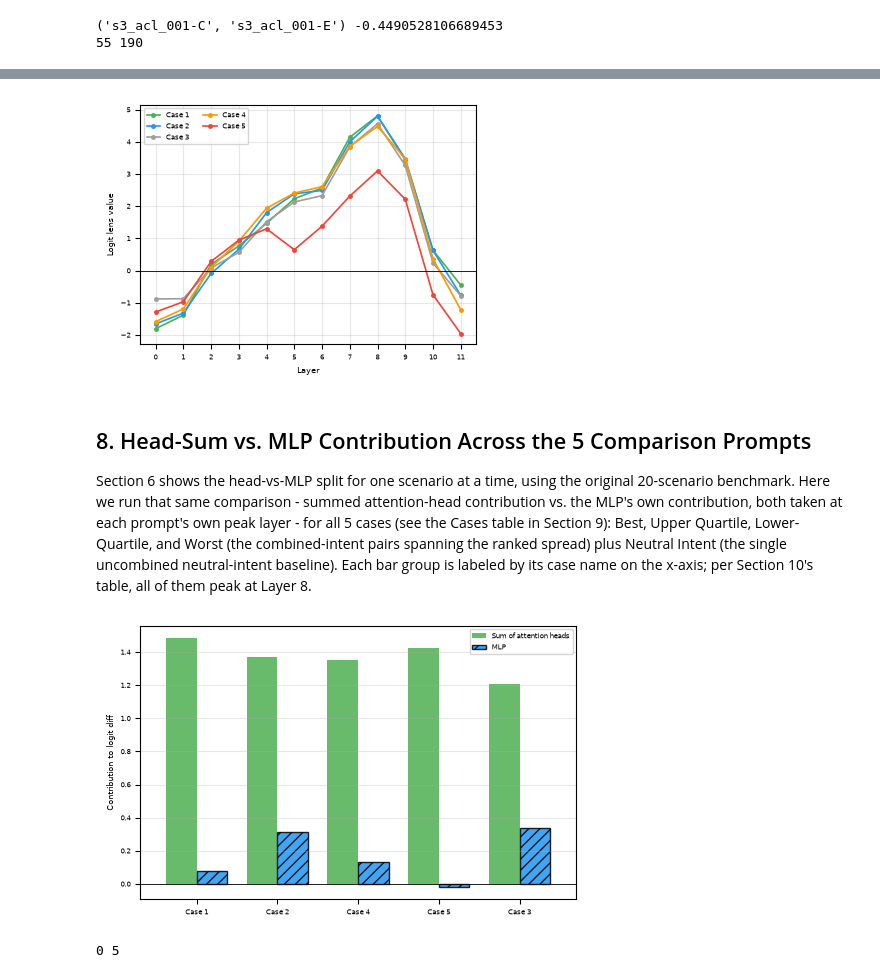
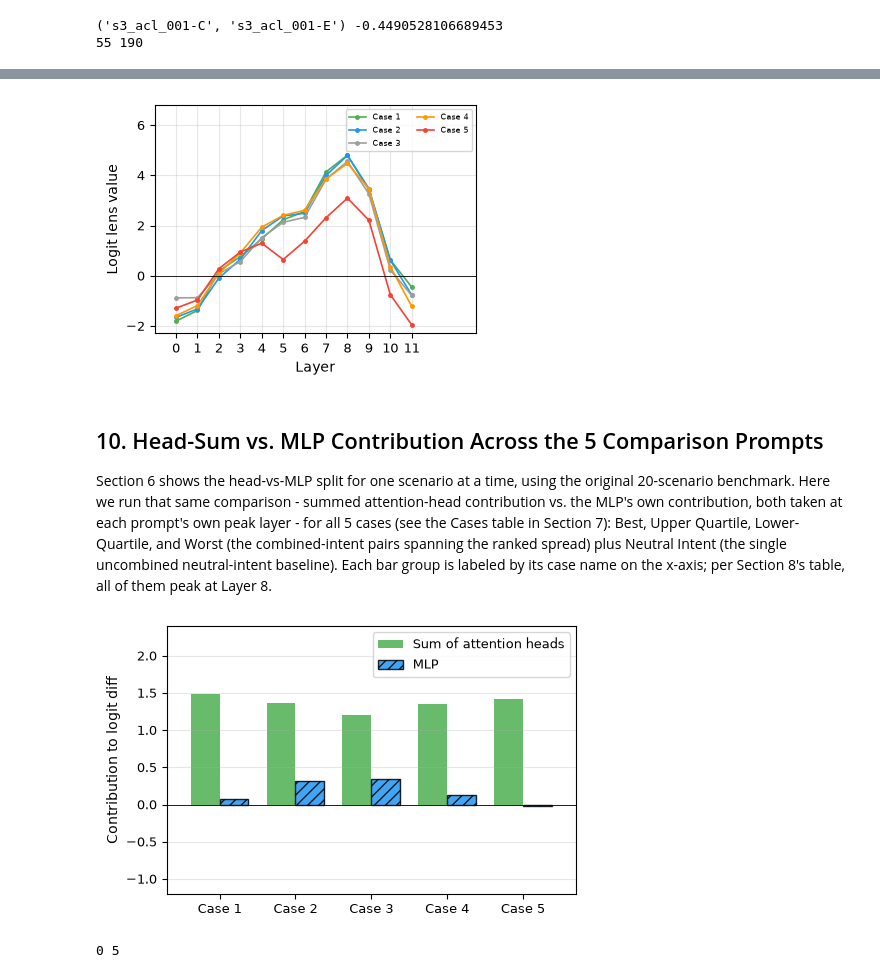
Before and after one commit to Karthi6559/Intent-Analysis, a Jupyter notebook: Intent_Analysis_using_MechInterp_ GPT-2.ipynb, the cells around one changed output, grey strips where cells are left out. Saved outputs shown, nothing was run; the diff lists cells and outputs as text; code cells hidden in the pictures.

Commit message:
Final code edits to alter the images

```diff
--- a/Intent_Analysis_using_MechInterp_ GPT-2.ipynb
+++ b/Intent_Analysis_using_MechInterp_ GPT-2.ipynb
@@ -569,14 +569,14 @@ ranks = [1, 47, 142, 190]
 selected = [pair_combo_results[r - 1] for r in ranks]
 case_labels = ["Best", "Upper Quartile", "Lower-Quartile", "Worst"]
 
-# One color per case, reused everywhere a case is plotted (Sections 9, 10, and 8).
+# One color per case, reused everywhere a case is plotted (Sections 7, 8, and 10).
 case_colors = {
     "Best": "#4CAF50", "Upper Quartile": "#2196F3", "Neutral Intent": "#9E9E9E",
     "Lower-Quartile": "#FF9800", "Worst": "#F44336",
 }
 
 # Case 1-5, ordered best to worst - mirrors the Cases table above and is reused
-# everywhere a case is plotted or tabulated (Sections 9, 10, and 8).
+# everywhere a case is plotted or tabulated (Sections 7, 8, and 10).
 case_order = ["Best", "Upper Quartile", "Neutral Intent", "Lower-Quartile", "Worst"]
 case_numbers = {name: f"Case {i + 1}" for i, name in enumerate(case_order)}
 
@@ -600,27 +600,27 @@ fig, ax = plt.subplots(figsize=(5, 3.2))
 for i, (case, p) in enumerate(zip(case_labels[:2], selected[:2])):
     x = i + 1
     ax.hlines(p["combo_ld"], xmin=x - 0.35, xmax=x + 0.35, color=case_colors[case], linewidth=4)
-    ax.text(x, p["combo_ld"] + 0.05, f"{p['combo_ld']:+.2f}", ha="center", fontsize=5, fontweight="bold")
+    ax.text(x, p["combo_ld"] + 0.05, f"{p['combo_ld']:+.2f}", ha="center", fontsize=9, fontweight="bold")
 
 # middle: Neutral Intent, the single uncombined baseline
 x_mid = 3
 ax.hlines(neutral_ld, xmin=x_mid - 0.35, xmax=x_mid + 0.35, color=case_colors["Neutral Intent"], linewidth=4)
-ax.text(x_mid, neutral_ld + 0.05, f"{neutral_ld:+.2f}", ha="center", fontsize=5, fontweight="bold")
+ax.text(x_mid, neutral_ld + 0.05, f"{neutral_ld:+.2f}", ha="center", fontsize=9, fontweight="bold")
 
 # right half: Lower-Quartile and Worst, shifted over to make room for Neutral Intent in the middle
 for i, (case, p) in enumerate(zip(case_labels[2:], selected[2:])):
     x = i + 4
     ax.hlines(p["combo_ld"], xmin=x - 0.35, xmax=x + 0.35, color=case_colors[case], linewidth=4)
-    ax.text(x, p["combo_ld"] + 0.05, f"{p['combo_ld']:+.2f}", ha="center", fontsize=5, fontweight="bold")
+    ax.text(x, p["combo_ld"] + 0.05, f"{p['combo_ld']:+.2f}", ha="center", fontsize=9, fontweight="bold")
 
 ax.set_xlim(0.3, 5.7)
 ax.set_xticks(range(1, 6))
 xtick_names = case_labels[:2] + ["Neutral Intent"] + case_labels[2:]
 xtick_labels = [case_numbers[name] for name in xtick_names]
-ax.set_xticklabels(xtick_labels, fontsize=6)
+ax.set_xticklabels(xtick_labels, fontsize=10)
 ax.axhline(0, color="black", linewidth=0.6)
-ax.set_ylabel("Logit diff", fontsize=6)
-ax.tick_params(labelsize=5)
+ax.set_ylabel("Logit diff", fontsize=10)
+ax.tick_params(labelsize=9)
 ax.grid(alpha=0.3, axis="y")
 
 plt.tight_layout()
@@ -651,7 +651,7 @@ argmax, not the largest absolute swing).
 # %%
 def combined_lens(model, id1, id2):
     """
-    Rebuilds one of Section 9's combined prompts (id1's intent_prefix stacked
+    Rebuilds one of Section 7's combined prompts (id1's intent_prefix stacked
     in front of id2's own intent_prefix + code body) and runs it WITH cache
     this time, so we can pull the per-layer logit lens the same way
     compute_logit_lens does in Section 3.
@@ -671,7 +671,7 @@ for case, p in zip(case_labels, selected):
     id1, id2 = p["pair"]
     perlayer_rows[f"{case_numbers[case]} - {case}"] = combined_lens(model, id1, id2)
 
-# neutral_naming (and its already-computed lens_lds) comes straight from Section 9's chart cell -
+# neutral_naming (and its already-computed lens_lds) comes straight from Section 7's chart cell -
 # no re-run needed, it went through the full Section 4 pipeline already.
 perlayer_rows[f"{case_numbers['Neutral Intent']} - Neutral Intent"] = neutral_naming["lens_lds"]
 
@@ -721,31 +721,33 @@ for name in case_order:
 
 ax.axhline(0, color="black", linewidth=0.6)
 ax.set_xticks(layers_x)
-ax.set_xlabel("Layer", fontsize=6)
-ax.set_ylabel("Logit lens value", fontsize=6)
-ax.tick_params(labelsize=5)
-ax.legend(fontsize=5, ncol=2)
+ax.set_xlim(-1, 14)
+ax.set_xlabel("Layer", fontsize=10)
+ax.set_ylabel("Logit lens value", fontsize=10)
+ax.tick_params(labelsize=9)
+ax.legend(fontsize=6, ncol=2)
 ax.grid(alpha=0.3)
+ax.set_ylim(top=push_df[layer_cols].values.max() + 2)
 
 plt.tight_layout()
 plt.savefig("intent_consolidated_logit_lens.png", dpi=300, bbox_inches="tight")
 plt.show()
 # %% [output]
-[figure, old version]
+[figure, new version]
 # %% [markdown]
-## 8. Head-Sum vs. MLP Contribution Across the 5 Comparison Prompts
+## 10. Head-Sum vs. MLP Contribution Across the 5 Comparison Prompts
 
 Section 6 shows the head-vs-MLP split for one scenario at a time, using the original 20-scenario
 benchmark. Here we run that same comparison - summed attention-head contribution vs. the MLP's
 own contribution, both taken at each prompt's own peak layer - for all 5 cases (see the Cases
-table in Section 9): Best, Upper Quartile, Lower-Quartile, and Worst (the combined-intent pairs
+table in Section 7): Best, Upper Quartile, Lower-Quartile, and Worst (the combined-intent pairs
 spanning the ranked spread) plus Neutral Intent (the single uncombined neutral-intent baseline).
-Each bar group is labeled by its case name on the x-axis; per Section 10's table, all of them peak
+Each bar group is labeled by its case name on the x-axis; per Section 8's table, all of them peak
 at Layer 8.
 # %%
 def combined_dla_and_mlp(model, id1, id2):
     """
-    Rebuilds one of Section 9's combined prompts, runs it WITH cache, finds
+    Rebuilds one of Section 7's combined prompts, runs it WITH cache, finds
     its own peak layer via the logit lens (same convention as Section 3-4),
     then reads off the summed attention-head contribution and the MLP
     contribution at that peak layer.
@@ -769,49 +771,53 @@ def combined_dla_and_mlp(model, id1, id2):
 xtick_parts = []
 peak_layers, head_sum_vals, mlp_vals = [], [], []
 
-for case, p in zip(case_labels, selected):
-    id1, id2 = p["pair"]
-    peak_layer, head_sum, mlp_contrib = combined_dla_and_mlp(model, id1, id2)
+# Iterate case_order (Case 1-5, Best..Worst) directly so Neutral Intent's own bars
+# land in their actual Case 3 slot instead of being appended after Case 5.
+case_to_pair = dict(zip(case_labels, selected))
+
+for case in case_order:
     xtick_parts.append(case_numbers[case])
+    if case == "Neutral Intent":
+        # neutral_naming already carries this from Section 4's full pipeline - no re-run needed.
+        peak_layer = neutral_naming["peak_layer"]
+        head_sum = sum(neutral_naming["dla_by_layer"][peak_layer])
+        mlp_contrib = neutral_naming["mlp_contrib_at_peak"]
+    else:
+        id1, id2 = case_to_pair[case]["pair"]
+        peak_layer, head_sum, mlp_contrib = combined_dla_and_mlp(model, id1, id2)
     peak_layers.append(peak_layer)
     head_sum_vals.append(head_sum)
     mlp_vals.append(mlp_contrib)
-
-# neutral_naming already carries this from Section 4's full pipeline - no re-run needed.
-neutral_peak_layer = neutral_naming["peak_layer"]
-xtick_parts.append(case_numbers["Neutral Intent"])
-peak_layers.append(neutral_peak_layer)
-head_sum_vals.append(sum(neutral_naming["dla_by_layer"][neutral_peak_layer]))
-mlp_vals.append(neutral_naming["mlp_contrib_at_peak"])
 
 x = range(len(xtick_parts))
 width = 0.38
 
 fig, ax = plt.subplots(figsize=(5, 3.2))
 ax.bar([i - width / 2 for i in x], head_sum_vals, width,
        color="#4CAF50", alpha=0.85, label="Sum of attention heads")
 bars_mlp = ax.bar([i + width / 2 for i in x], mlp_vals, width,
                    color="#2196F3", alpha=0.85, label="MLP")
 for b in bars_mlp:
     b.set_hatch("///")
     b.set_edgecolor("black")
     b.set_linewidth(1.0)
 
 ax.axhline(0, color="black", linewidth=0.6)
 ax.set_xlim(-0.7, len(xtick_parts) - 0.3)
 ax.set_xticks(list(x))
-ax.set_xticklabels(xtick_parts, fontsize=6)
-ax.set_ylabel("Contribution to logit diff", fontsize=6)
-ax.tick_params(labelsize=5)
-ax.legend(fontsize=5)
+ax.set_xticklabels(xtick_parts, fontsize=10)
+ax.set_ylabel("Contribution to logit diff", fontsize=10)
+ax.tick_params(labelsize=9)
+ax.legend(fontsize=9)
 ax.grid(alpha=0.3, axis="y")
+ax.set_ylim(bottom=-1.2, top=2.4)
 
 plt.tight_layout()
 plt.savefig("intent_head_vs_mlp_5prompts.png", dpi=300, bbox_inches="tight")
 plt.show()
 
 n_mlp_dominant = sum(1 for h, m in zip(head_sum_vals, mlp_vals) if abs(m) > abs(h))
 print(n_mlp_dominant, len(xtick_parts))
 # %% [output]
-[figure, old version]
+[figure, new version]
 0 5
```
Also changed, not shown: parts of 5 cells of this notebook, 11 other files.
